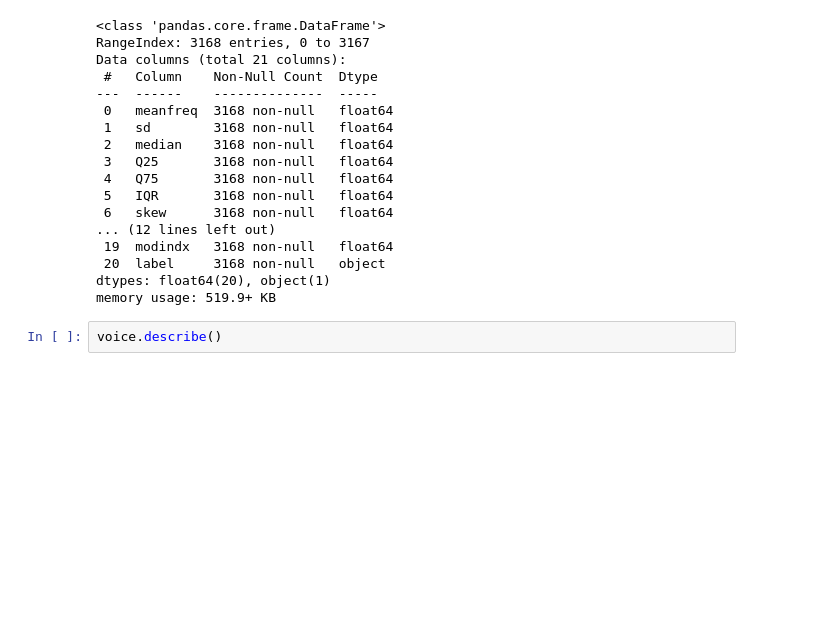
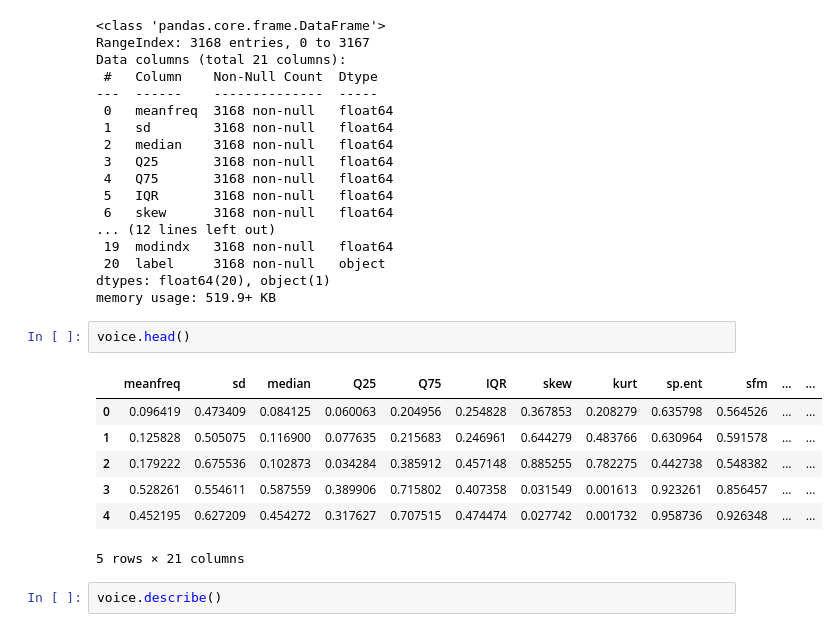
Before and after one commit to sagnikmitra/Gender_Recognition_by_Voice, a Jupyter notebook: gender-recognition-by-voice-ml-mini-project.ipynb, the cells around one changed output. Drawn from its saved outputs; the diff is of its cells as text; blank space fills up the shorter version.

```diff
--- a/gender-recognition-by-voice-ml-mini-project.ipynb
+++ b/gender-recognition-by-voice-ml-mini-project.ipynb
@@ -49,6 +51,16 @@ Data columns (total 21 columns):
  20  label     3168 non-null   object
 dtypes: float64(20), object(1)
 memory usage: 519.9+ KB
+# %%
+voice.head()
+# %% [output]
+|  | meanfreq | sd | median | Q25 | Q75 | IQR | skew | kurt | sp.ent | sfm | ... | ... |
+| 0 | 0.096419 | 0.473409 | 0.084125 | 0.060063 | 0.204956 | 0.254828 | 0.367853 | 0.208279 | 0.635798 | 0.564526 | ... | ... |
+| 1 | 0.125828 | 0.505075 | 0.116900 | 0.077635 | 0.215683 | 0.246961 | 0.644279 | 0.483766 | 0.630964 | 0.591578 | ... | ... |
+| 2 | 0.179222 | 0.675536 | 0.102873 | 0.034284 | 0.385912 | 0.457148 | 0.885255 | 0.782275 | 0.442738 | 0.548382 | ... | ... |
+| 3 | 0.528261 | 0.554611 | 0.587559 | 0.389906 | 0.715802 | 0.407358 | 0.031549 | 0.001613 | 0.923261 | 0.856457 | ... | ... |
+| 4 | 0.452195 | 0.627209 | 0.454272 | 0.317627 | 0.707515 | 0.474474 | 0.027742 | 0.001732 | 0.958736 | 0.926348 | ... | ... |
+5 rows × 21 columns
 # %%
 voice.describe()
 # %% [output]
```
Also changed, not shown: parts of 35 cells of this notebook.
